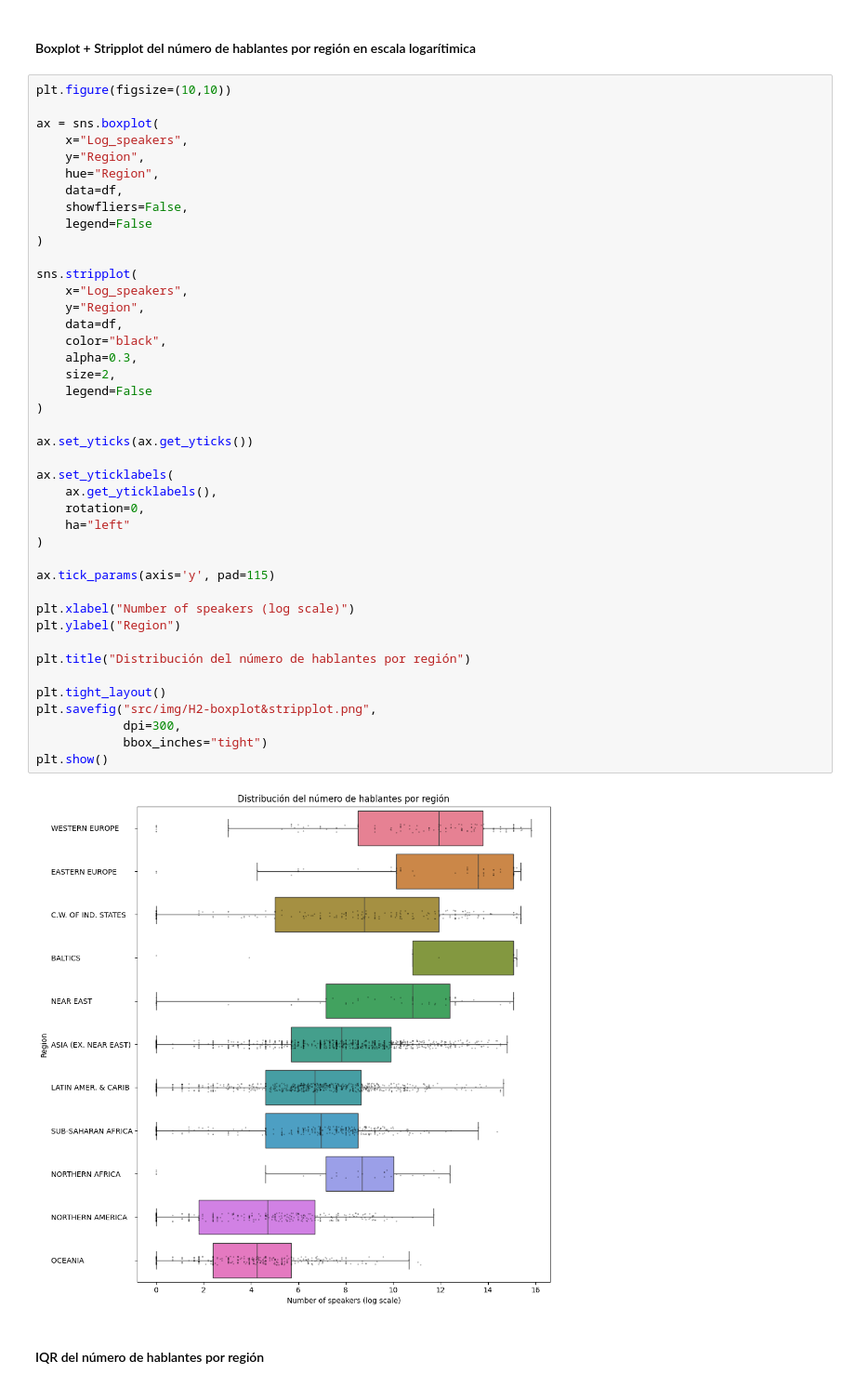
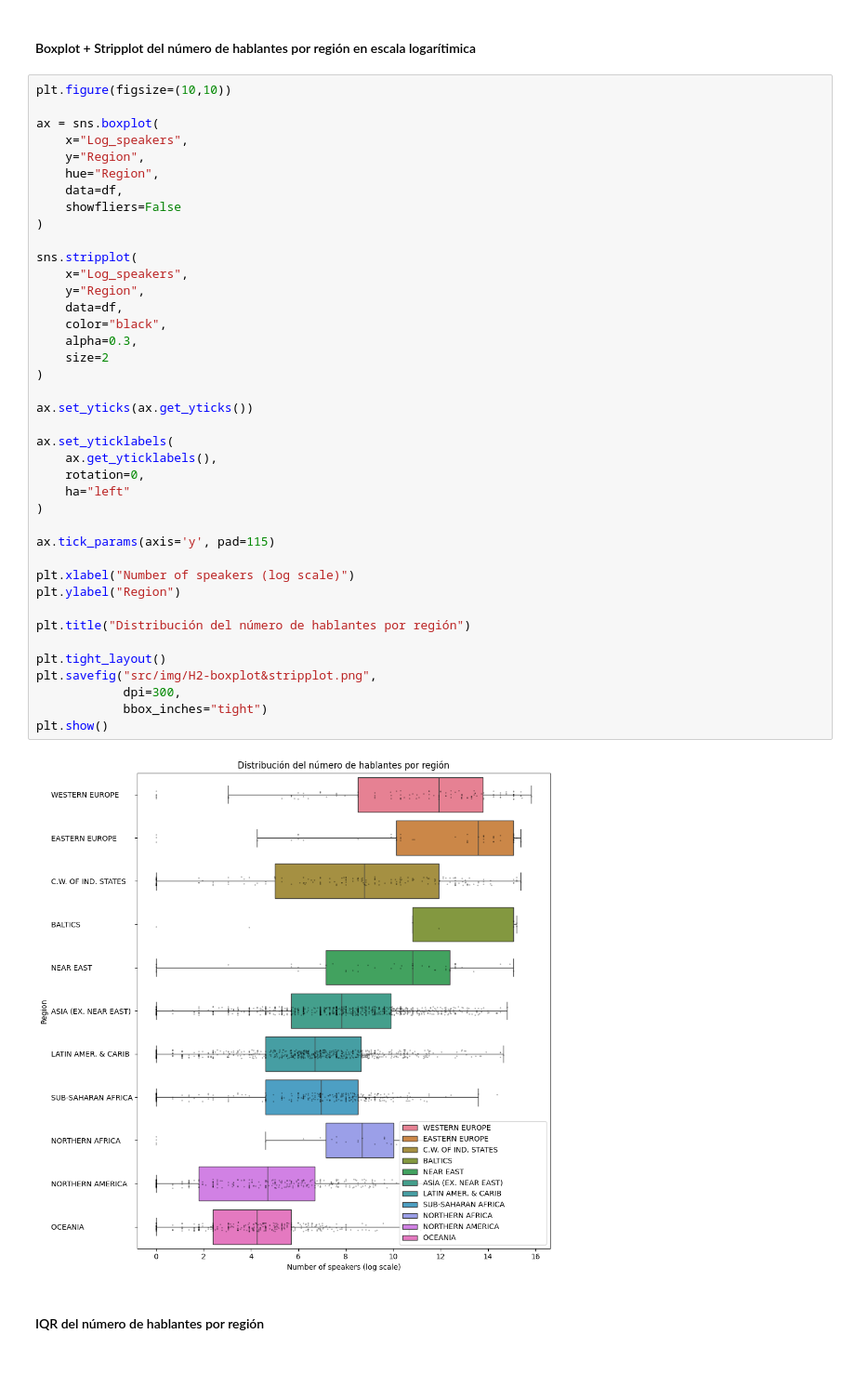
Before and after one commit to mrguezrodriguez/EDA_endangered_languages, a Jupyter notebook: main.ipynb, the cells around one changed output. Shown at 93% size. Cells and saved outputs as stored; diff of their text form.

```diff
--- a/main.ipynb
+++ b/main.ipynb
@@ -247,42 +228,40 @@ ax = sns.boxplot(
     y="Region",
     hue="Region",
     data=df,
-    showfliers=False,
-    legend=False
+    showfliers=False
 )
 
 sns.stripplot(
     x="Log_speakers",
     y="Region",
     data=df,
     color="black",
     alpha=0.3,
-    size=2,
-    legend=False
+    size=2
 )
 
 ax.set_yticks(ax.get_yticks())
 
 ax.set_yticklabels(
     ax.get_yticklabels(),
     rotation=0,
     ha="left"
 )
 
 ax.tick_params(axis='y', pad=115)
 
 plt.xlabel("Number of speakers (log scale)")
 plt.ylabel("Region")
 
 plt.title("Distribución del número de hablantes por región")
 
 plt.tight_layout()
 plt.savefig("src/img/H2-boxplot&stripplot.png",
             dpi=300,
             bbox_inches="tight")
 plt.show()
 # %% [output]
-[figure, old version]
+[figure, new version]
 # %% [markdown]
 #### IQR del número de hablantes por región
 # %%
```
Also changed, not shown: parts of 17 cells of this notebook, 13 other files.
